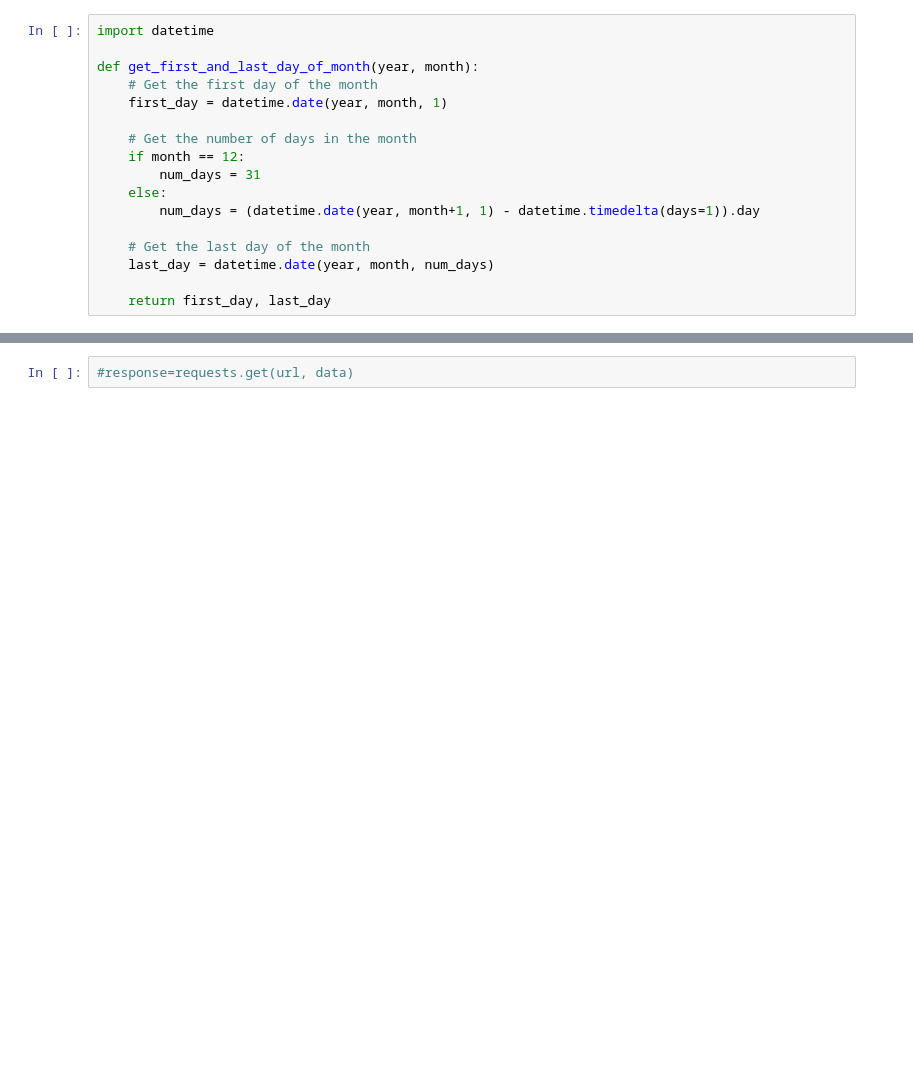
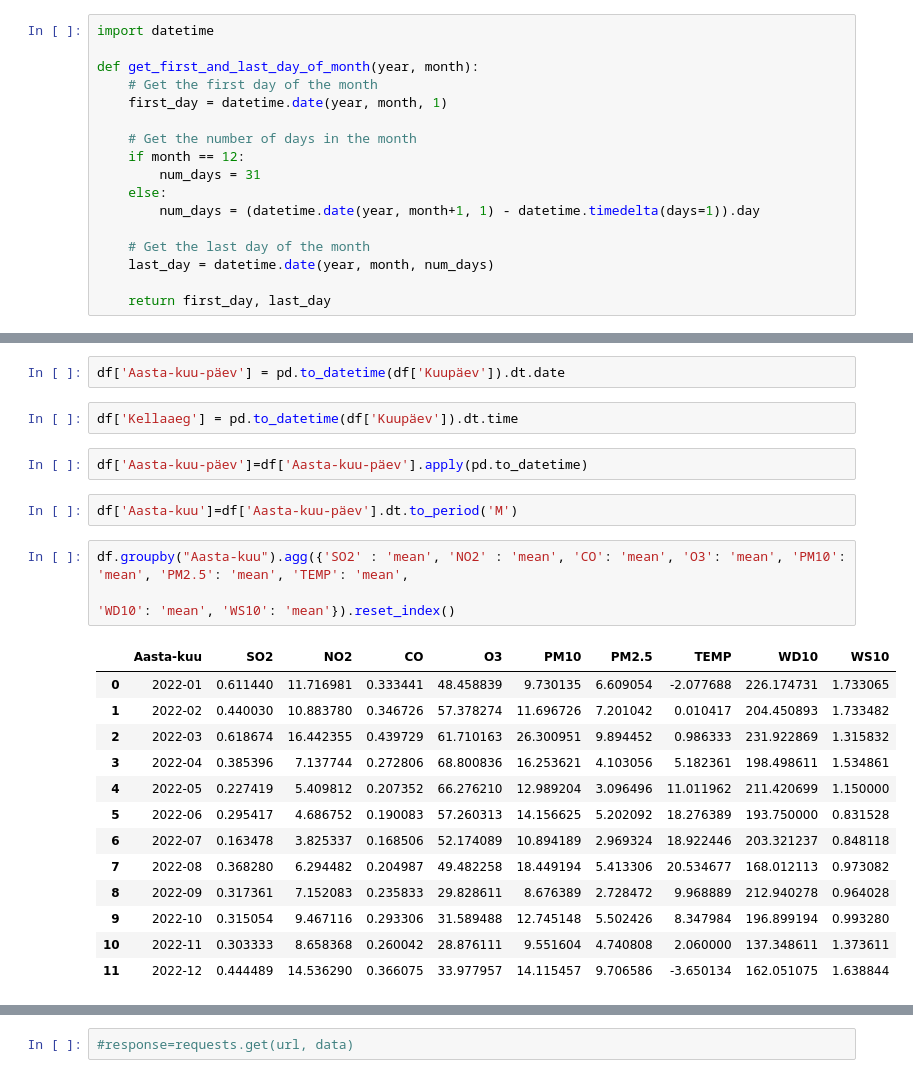
Before and after one commit to varjakm/ohk, a Jupyter notebook: fetch_air.ipynb, the cells around one changed output, grey strips where cells are left out. Cells and saved outputs as stored; diff of their text form; blank space fills up the shorter version.

```diff
--- a/fetch_air.ipynb
+++ b/fetch_air.ipynb
@@ -33,0 +168,26 @@ def get_first_and_last_day_of_month(year, month):
+# %%
+df['Aasta-kuu-päev'] = pd.to_datetime(df['Kuupäev']).dt.date
+# %%
+df['Kellaaeg'] = pd.to_datetime(df['Kuupäev']).dt.time
+# %%
+df['Aasta-kuu-päev']=df['Aasta-kuu-päev'].apply(pd.to_datetime)
+# %%
+df['Aasta-kuu']=df['Aasta-kuu-päev'].dt.to_period('M')
+# %%
+df.groupby("Aasta-kuu").agg({'SO2' : 'mean', 'NO2' : 'mean', 'CO': 'mean', 'O3': 'mean', 'PM10': 'mean', 'PM2.5': 'mean', 'TEMP': 'mean',
+
+'WD10': 'mean', 'WS10': 'mean'}).reset_index()
+# %% [output]
+|  | Aasta-kuu | SO2 | NO2 | CO | O3 | PM10 | PM2.5 | TEMP | WD10 | WS10 |
+| 0 | 2022-01 | 0.611440 | 11.716981 | 0.333441 | 48.458839 | 9.730135 | 6.609054 | -2.077688 | 226.174731 | 1.733065 |
+| 1 | 2022-02 | 0.440030 | 10.883780 | 0.346726 | 57.378274 | 11.696726 | 7.201042 | 0.010417 | 204.450893 | 1.733482 |
+| 2 | 2022-03 | 0.618674 | 16.442355 | 0.439729 | 61.710163 | 26.300951 | 9.894452 | 0.986333 | 231.922869 | 1.315832 |
+| 3 | 2022-04 | 0.385396 | 7.137744 | 0.272806 | 68.800836 | 16.253621 | 4.103056 | 5.182361 | 198.498611 | 1.534861 |
+| 4 | 2022-05 | 0.227419 | 5.409812 | 0.207352 | 66.276210 | 12.989204 | 3.096496 | 11.011962 | 211.420699 | 1.150000 |
+| 5 | 2022-06 | 0.295417 | 4.686752 | 0.190083 | 57.260313 | 14.156625 | 5.202092 | 18.276389 | 193.750000 | 0.831528 |
+| 6 | 2022-07 | 0.163478 | 3.825337 | 0.168506 | 52.174089 | 10.894189 | 2.969324 | 18.922446 | 203.321237 | 0.848118 |
+| 7 | 2022-08 | 0.368280 | 6.294482 | 0.204987 | 49.482258 | 18.449194 | 5.413306 | 20.534677 | 168.012113 | 0.973082 |
+| 8 | 2022-09 | 0.317361 | 7.152083 | 0.235833 | 29.828611 | 8.676389 | 2.728472 | 9.968889 | 212.940278 | 0.964028 |
+| 9 | 2022-10 | 0.315054 | 9.467116 | 0.293306 | 31.589488 | 12.745148 | 5.502426 | 8.347984 | 196.899194 | 0.993280 |
+| 10 | 2022-11 | 0.303333 | 8.658368 | 0.260042 | 28.876111 | 9.551604 | 4.740808 | 2.060000 | 137.348611 | 1.373611 |
+| 11 | 2022-12 | 0.444489 | 14.536290 | 0.366075 | 33.977957 | 14.115457 | 9.706586 | -3.650134 | 162.051075 | 1.638844 |
```
Also changed, not shown: parts of 18 cells of this notebook, 1 other file.
